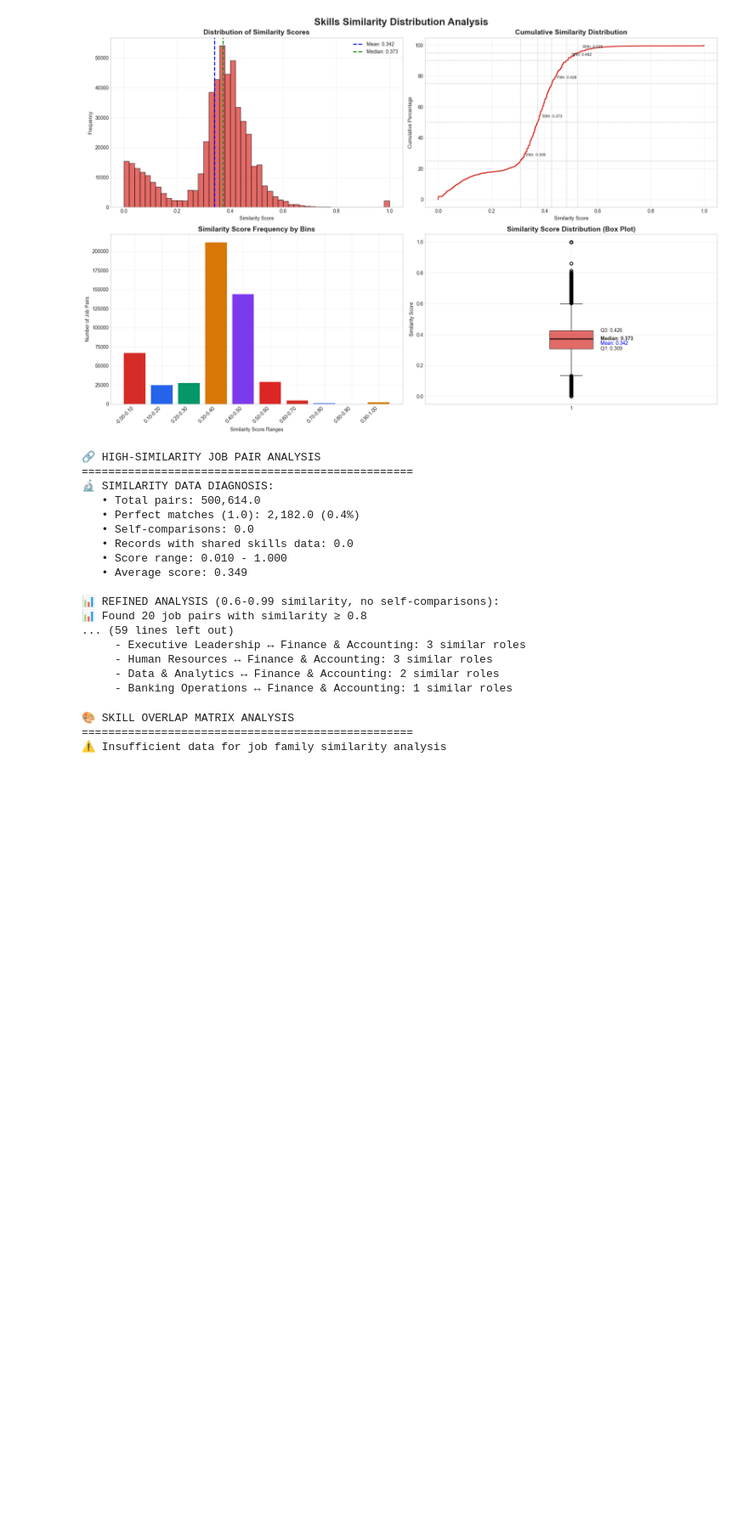
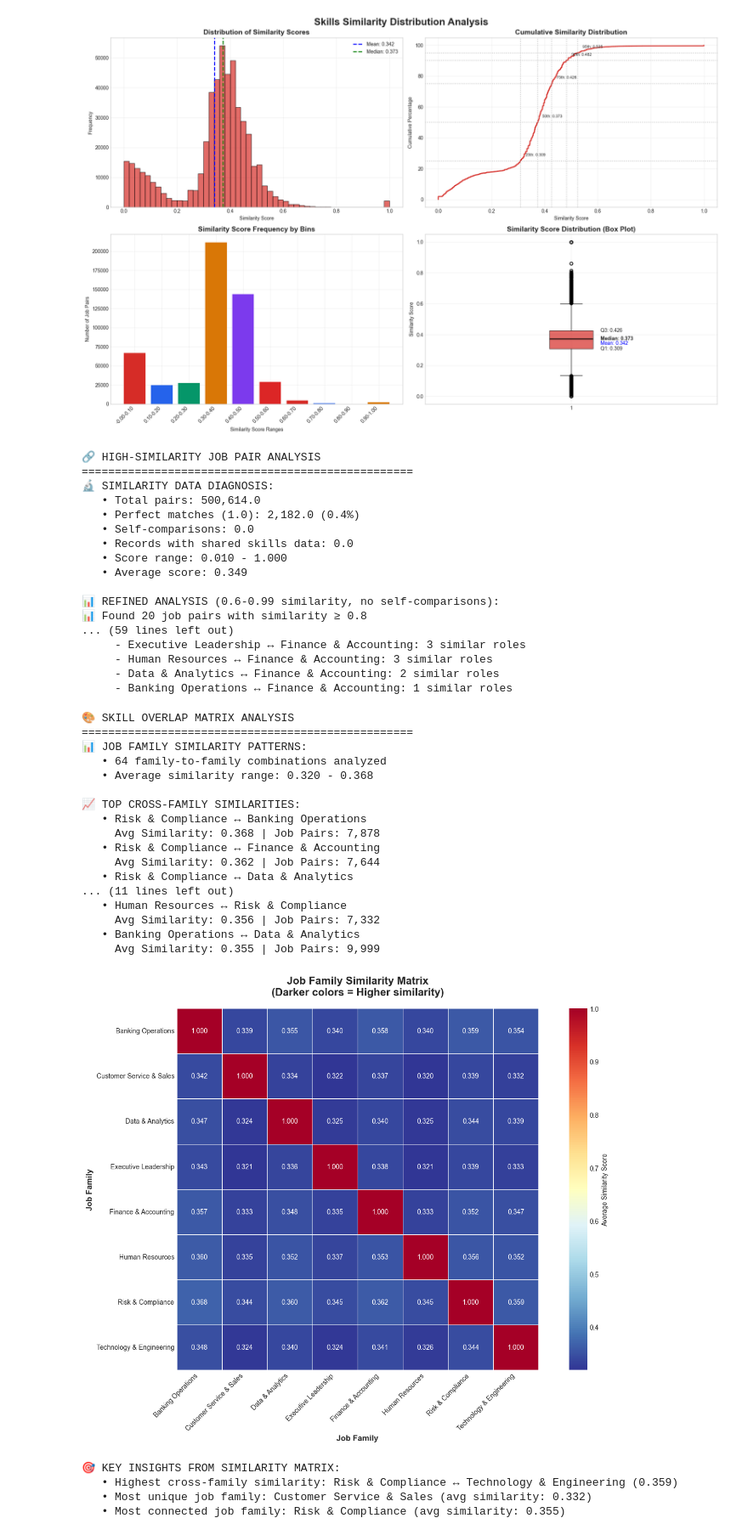
Before and after one commit to squigglykip/skill-similarity-engine, a Jupyter notebook: notebook/executive_skills_insights.ipynb, the cells around one changed output. Shown at 85% size. Drawn from its saved outputs; the diff is of its cells as text; code cells hidden in the pictures; blank space fills up the shorter version.

```diff
--- a/notebook/executive_skills_insights.ipynb
+++ b/notebook/executive_skills_insights.ipynb
@@ -922,23 +862,21 @@ else:
      - Data & Analytics ↔ Finance & Accounting: 2 similar roles
      - Banking Operations ↔ Finance & Accounting: 1 similar roles
 # %%
-# Analyze skill overlap patterns by job family and division (FIXED COLUMN NAMES)
+# Analyze skill overlap patterns by job family and division (FIXED - REMOVED SHARED SKILLS FILTER)
 print("\n🎨 SKILL OVERLAP MATRIX ANALYSIS")
 print("=" * 50)
 
-# Create job family similarity heatmap data (using correct column names: job_from, job_to)
+# Create job family similarity heatmap data (shared_skills_count is NULL in database, so removed that filter)
 family_similarity = pd.read_sql_query("""
     SELECT
         j1.JobFamily as family1,
         j2.JobFamily as family2,
         AVG(js.similarity_score) as avg_similarity,
-        COUNT(js.similarity_score) as pair_count,
-        AVG(js.shared_skills_count) as avg_shared_skills
+        COUNT(js.similarity_score) as pair_count
     FROM job_similarities js
     LEFT JOIN jobs j1 ON js.job_from = j1.JobProfileID
     LEFT JOIN jobs j2 ON js.job_to = j2.JobProfileID
     WHERE j1.JobFamily IS NOT NULL AND j2.JobFamily IS NOT NULL
-        AND js.shared_skills_count IS NOT NULL
     GROUP BY j1.JobFamily, j2.JobFamily
     HAVING COUNT(js.similarity_score) >= 5
     ORDER BY avg_similarity DESC
@@ -961,7 +899,7 @@ if len(family_similarity) > 0:
     cross_family_sims = family_similarity[family_similarity['family1'] != family_similarity['family2']].head(10)
     for i, row in cross_family_sims.iterrows():
         print(f"   • {row['family1']} ↔ {row['family2']}")
-        print(f"     Avg Similarity: {row['avg_similarity']:.3f} | Avg Shared Skills: {row['avg_shared_skills']:.1f}")
+        print(f"     Avg Similarity: {row['avg_similarity']:.3f} | Job Pairs: {row['pair_count']:,}")
 
     # Visualize the similarity matrix
     if len(similarity_matrix) > 1:
@@ -988,34 +926,53 @@ if len(family_similarity) > 0:
         plt.show()
 
         print(f"\n🎯 KEY INSIGHTS FROM SIMILARITY MATRIX:")
 
         # Find highest cross-family similarities
         upper_triangle = similarity_matrix.where(np.triu(np.ones(similarity_matrix.shape), k=1).astype(bool))
         max_similarity = upper_triangle.max().max()
         if not pd.isna(max_similarity):
             max_location = upper_triangle.stack().idxmax()
             print(f"   • Highest cross-family similarity: {max_location[0]} ↔ {max_location[1]} ({max_similarity:.3f})")
 
         # Find most diverse family (lowest average similarity to others)
         if len(similarity_matrix) > 2:
             avg_similarities = {}
             for family in similarity_matrix.index:
                 others = similarity_matrix.loc[family].drop(family, errors='ignore')
                 if len(others) > 0:
                     avg_similarities[family] = others.mean()
 
             if avg_similarities:
                 most_unique = min(avg_similarities, key=avg_similarities.get)
                 most_similar = max(avg_similarities, key=avg_similarities.get)
                 print(f"   • Most unique job family: {most_unique} (avg similarity: {avg_similarities[most_unique]:.3f})")
                 print(f"   • Most connected job family: {most_similar} (avg similarity: {avg_similarities[most_similar]:.3f})")
 
 else:
     print("⚠️ Insufficient data for job family similarity analysis")
 # %% [output]
 🎨 SKILL OVERLAP MATRIX ANALYSIS
 ==================================================
-⚠️ Insufficient data for job family similarity analysis
+📊 JOB FAMILY SIMILARITY PATTERNS:
+   • 64 family-to-family combinations analyzed
+   • Average similarity range: 0.320 - 0.368
+
+📈 TOP CROSS-FAMILY SIMILARITIES:
+   • Risk & Compliance ↔ Banking Operations
+     Avg Similarity: 0.368 | Job Pairs: 7,878
+   • Risk & Compliance ↔ Finance & Accounting
+     Avg Similarity: 0.362 | Job Pairs: 7,644
+   • Risk & Compliance ↔ Data & Analytics
+... (11 lines left out)
+   • Human Resources ↔ Risk & Compliance
+     Avg Similarity: 0.356 | Job Pairs: 7,332
+   • Banking Operations ↔ Data & Analytics
+     Avg Similarity: 0.355 | Job Pairs: 9,999
+[figure, added]
+🎯 KEY INSIGHTS FROM SIMILARITY MATRIX:
+   • Highest cross-family similarity: Risk & Compliance ↔ Technology & Engineering (0.359)
+   • Most unique job family: Customer Service & Sales (avg similarity: 0.332)
+   • Most connected job family: Risk & Compliance (avg similarity: 0.355)
 # %%
 # Final summary and skill similarity insights for strategic planning
 print("\n🎯 SKILL SIMILARITY STRATEGIC INSIGHTS")
```
Also changed, not shown: parts of 4 cells of this notebook, 6 other files.
